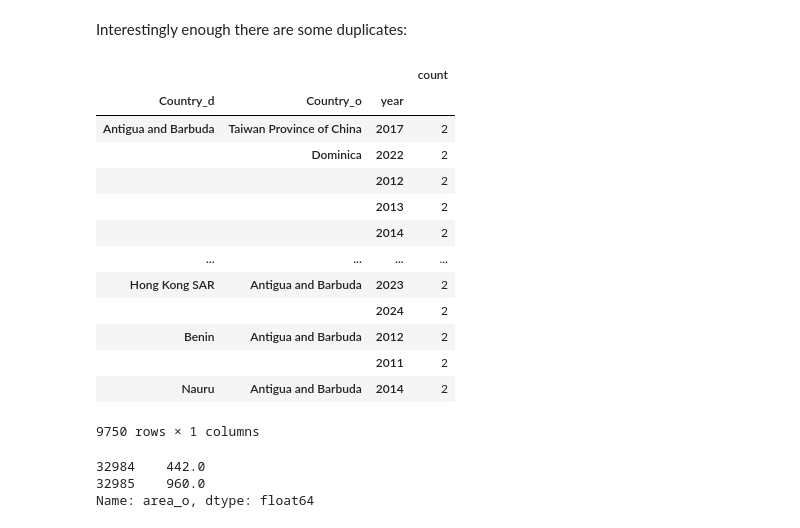
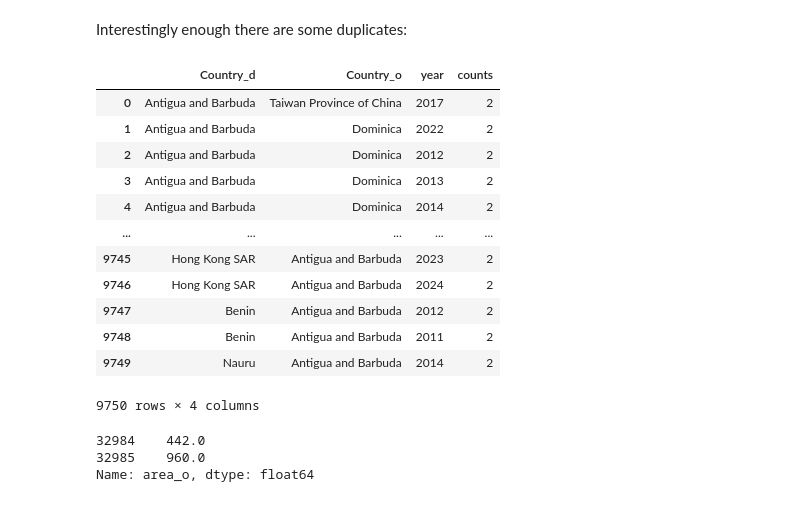
Before and after one commit to 4Freye/refugees, a Jupyter notebook: notebooks/descriptive_analysis/02_ef_descriptive_analysis.ipynb, the cells around one changed output. Cells and saved outputs as stored; diff of their text form; code cells hidden in the pictures.

```diff
--- a/notebooks/descriptive_analysis/02_ef_descriptive_analysis.ipynb
+++ b/notebooks/descriptive_analysis/02_ef_descriptive_analysis.ipynb
@@ -10,23 +10,24 @@ df = pd.read_csv('../../data/data.csv', engine="pyarrow").drop('', axis=1)
 # %% [markdown]
 Interestingly enough there are some duplicates:
 # %%
-counts = df.value_counts(subset=['Country_d','Country_o','year'])
-counts[counts > 1].to_frame(name='count')
+counts = df.value_counts(subset=['Country_d','Country_o','year']).to_frame(name='counts')
+counts = counts[counts.counts > 1].reset_index()
+counts
+# counts
 # %% [output]
-|  |  |  | count |
-| Country_d | Country_o | year |  |
-| Antigua and Barbuda | Taiwan Province of China | 2017 | 2 |
-|  | Dominica | 2022 | 2 |
-|  |  | 2012 | 2 |
-|  |  | 2013 | 2 |
-|  |  | 2014 | 2 |
-| ... | ... | ... | ... |
-| Hong Kong SAR | Antigua and Barbuda | 2023 | 2 |
-|  |  | 2024 | 2 |
-| Benin | Antigua and Barbuda | 2012 | 2 |
-|  |  | 2011 | 2 |
-| Nauru | Antigua and Barbuda | 2014 | 2 |
+|  | Country_d | Country_o | year | counts |
+| 0 | Antigua and Barbuda | Taiwan Province of China | 2017 | 2 |
+| 1 | Antigua and Barbuda | Dominica | 2022 | 2 |
+| 2 | Antigua and Barbuda | Dominica | 2012 | 2 |
+| 3 | Antigua and Barbuda | Dominica | 2013 | 2 |
+| 4 | Antigua and Barbuda | Dominica | 2014 | 2 |
+| ... | ... | ... | ... | ... |
+| 9745 | Hong Kong SAR | Antigua and Barbuda | 2023 | 2 |
+| 9746 | Hong Kong SAR | Antigua and Barbuda | 2024 | 2 |
+| 9747 | Benin | Antigua and Barbuda | 2012 | 2 |
+| 9748 | Benin | Antigua and Barbuda | 2011 | 2 |
+| 9749 | Nauru | Antigua and Barbuda | 2014 | 2 |
-9750 rows × 1 columns
+9750 rows × 4 columns
 # %%
 df[(df.Country_o == 'Antigua and Barbuda') & (df.Country_d == 'Taiwan Province of China') & (df.year == 2017)].area_o
 # %% [output]
```
Also changed, not shown: parts of 26 cells of this notebook, 2 other files.
